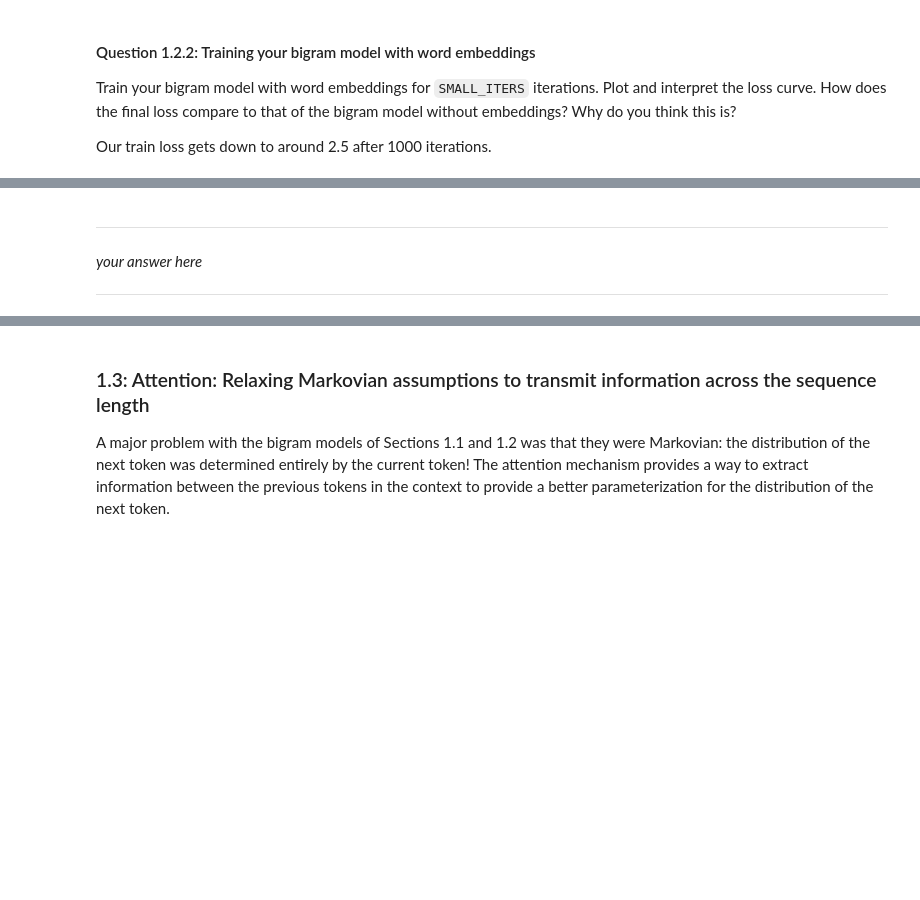
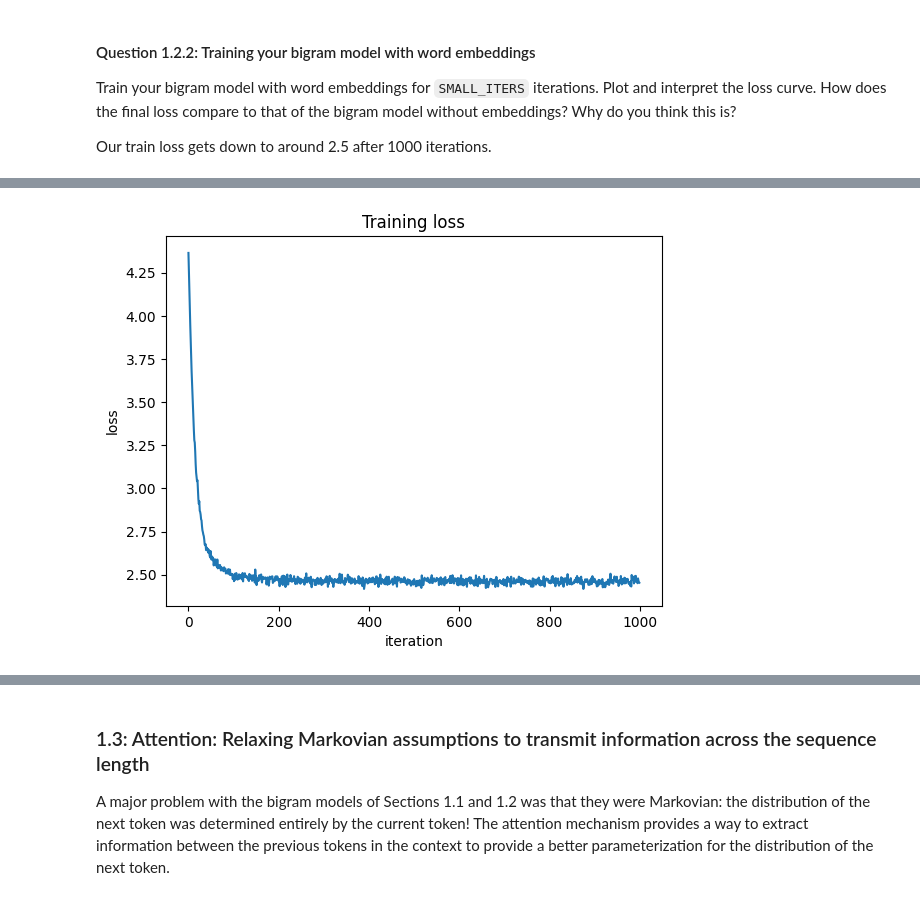
Before and after one commit to dal548/305BFinal, a Jupyter notebook: hw4.ipynb, the cells around one changed output, grey strips where cells are left out. Saved outputs shown, nothing was run; the diff lists cells and outputs as text; code cells hidden in the pictures; blank space fills up the shorter version.

```diff
--- a/hw4.ipynb
+++ b/hw4.ipynb
@@ -592,6 +592,8 @@ step 999: train loss 2.4584, val loss 2.4927
-# %% [markdown]
----
-
-_your answer here_
-
----
+# %%
+plt.plot(loss_list)
+plt.xlabel("iteration")
+plt.ylabel("loss")
+plt.title("Training loss")
+plt.show()
+# %% [output]
+[figure, added]
```
Also changed, not shown: parts of 12 cells of this notebook.
